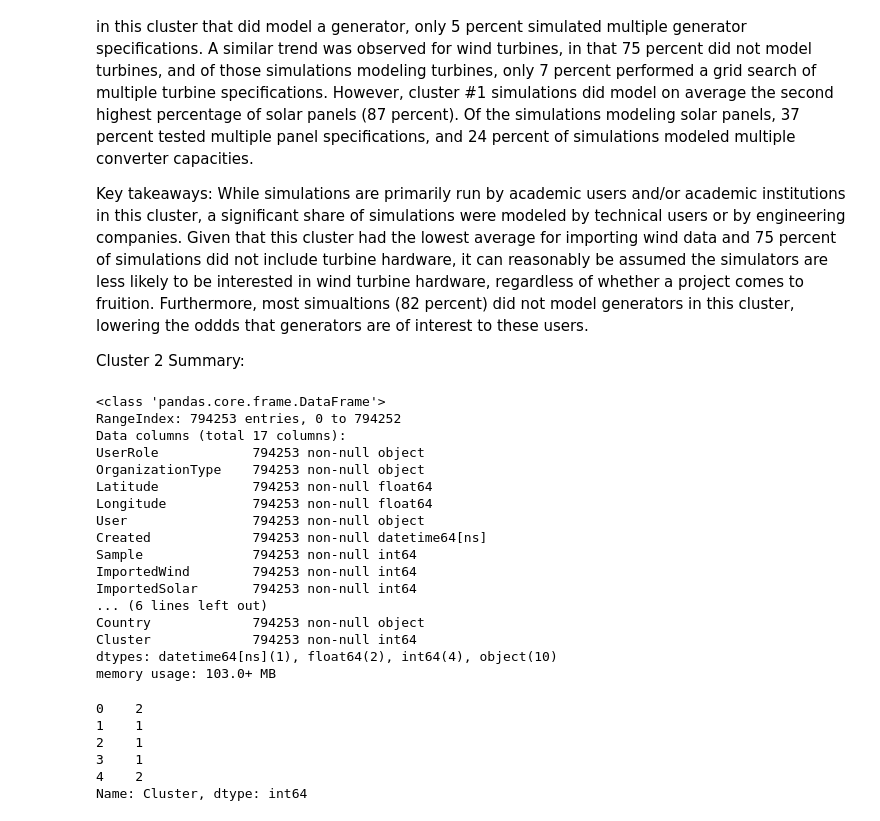
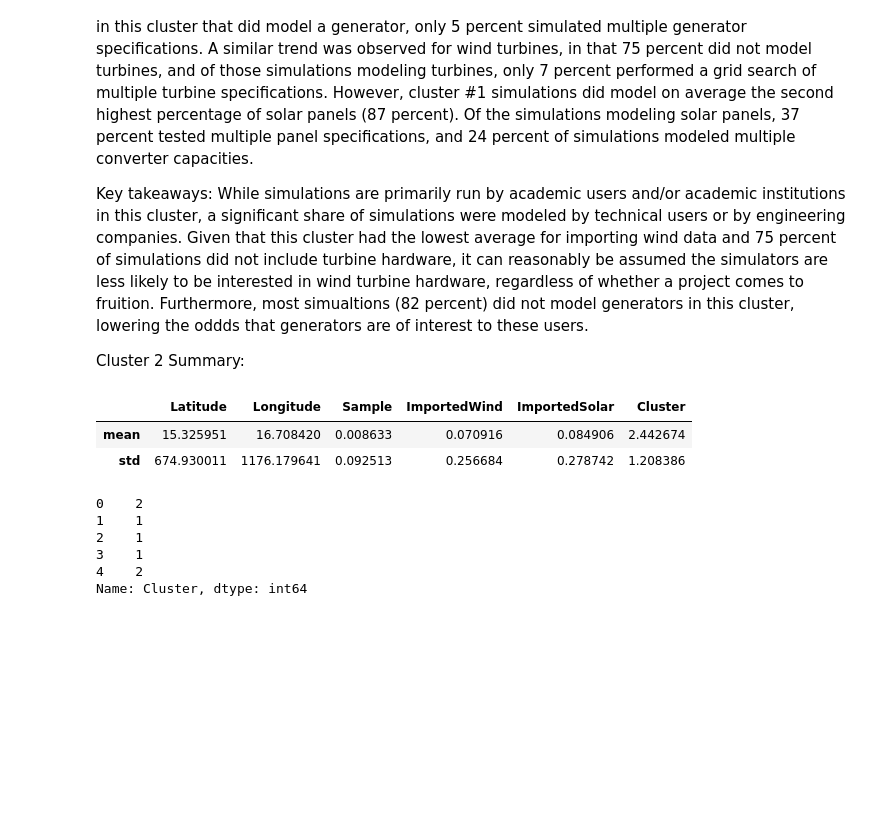
Before and after one commit to Stuart-D-King/homer_segmentation, a Jupyter notebook: homer_eda.ipynb, the cells around one changed output. Cells and saved outputs as stored; diff of their text form; code cells hidden in the pictures; blank space fills up the shorter version.

```diff
--- a/homer_eda.ipynb
+++ b/homer_eda.ipynb
@@ -753,26 +753,12 @@ While simulations are primarily run by academic users and/or academic institutio
 Cluster 2 Summary:
 # %%
 df_clustered = pd.read_pickle('data/df_clustered.pkl')
-# %%
-df_clustered.info()
-# %% [output]
-<class 'pandas.core.frame.DataFrame'>
-RangeIndex: 794253 entries, 0 to 794252
-Data columns (total 17 columns):
-UserRole            794253 non-null object
-OrganizationType    794253 non-null object
-Latitude            794253 non-null float64
-Longitude           794253 non-null float64
-User                794253 non-null object
-Created             794253 non-null datetime64[ns]
-Sample              794253 non-null int64
-ImportedWind        794253 non-null int64
-ImportedSolar       794253 non-null int64
-... (6 lines left out)
-Country             794253 non-null object
-Cluster             794253 non-null int64
-dtypes: datetime64[ns](1), float64(2), int64(4), object(10)
-memory usage: 103.0+ MB
+# %%
+df_clustered.describe().loc[['mean', 'std']]
+# %% [output]
+|  | Latitude | Longitude | Sample | ImportedWind | ImportedSolar | Cluster |
+| mean | 15.325951 | 16.708420 | 0.008633 | 0.070916 | 0.084906 | 2.442674 |
+| std | 674.930011 | 1176.179641 | 0.092513 | 0.256684 | 0.278742 | 1.208386 |
 # %%
 df_clustered.Cluster.head()
 # %% [output]
```
Also changed, not shown: parts of 1 cell of this notebook, 6 other files.
